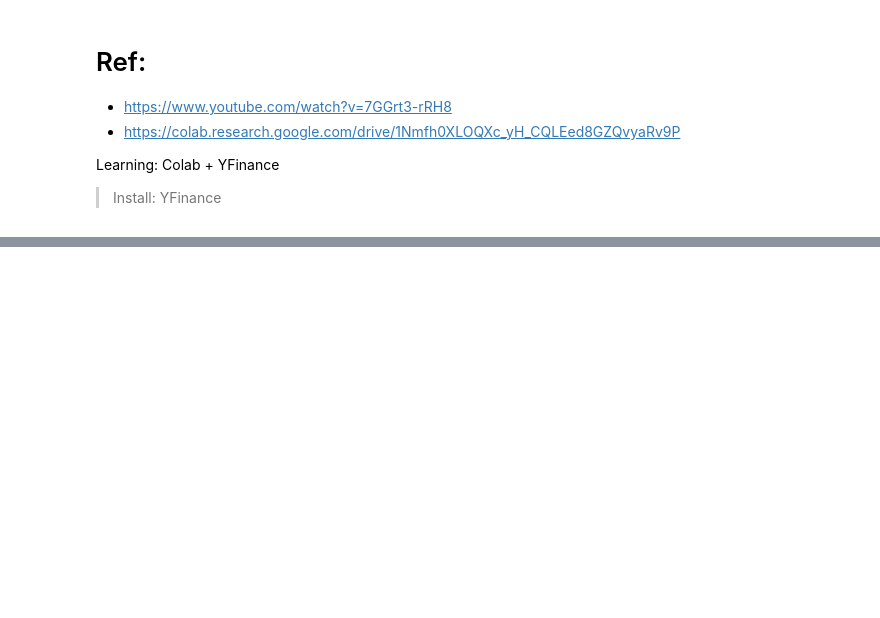
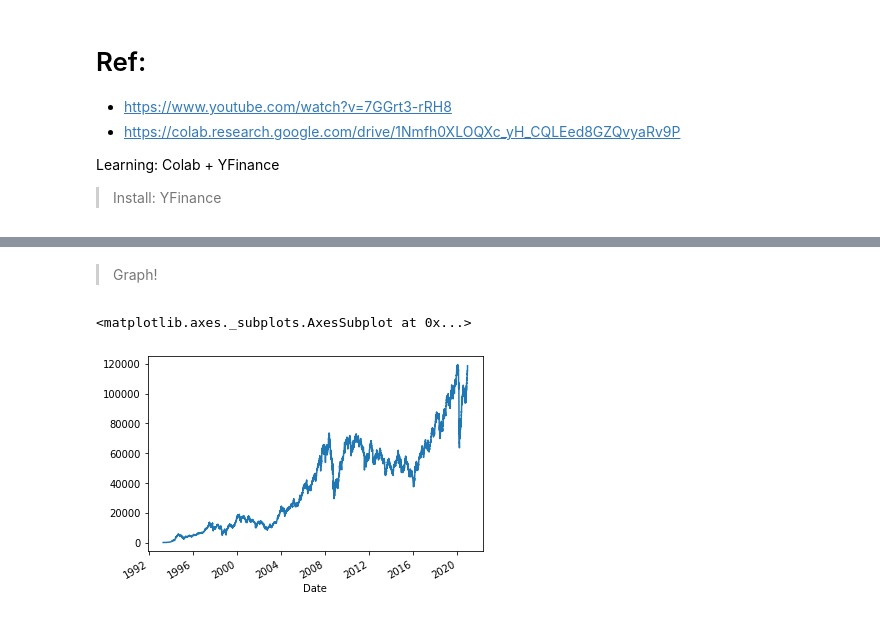
Before and after one commit to mv/yfinance-colab, a Jupyter notebook: yfinance_01.ipynb, the cells around one changed output, grey strips where cells are left out. Cells and saved outputs as stored; diff of their text form; code cells hidden in the pictures; blank space fills up the shorter version.

```diff
--- a/yfinance_01.ipynb
+++ b/yfinance_01.ipynb
@@ -30,0 +27,2 @@ Requirement already satisfied, skipping upgrade: six>=1.5 in /usr/local/lib/pyth
+# %%
+ibov = web.get_data_yahoo('^BVSP')
@@ -30,0 +51,7 @@ Requirement already satisfied, skipping upgrade: six>=1.5 in /usr/local/lib/pyth
+# %% [markdown]
+> Graph!
+# %%
+ibov["Close"].plot()
+# %% [output]
+<matplotlib.axes._subplots.AxesSubplot at 0x...>
+[figure, added]
```
Also changed, not shown: parts of 8 cells of this notebook.
